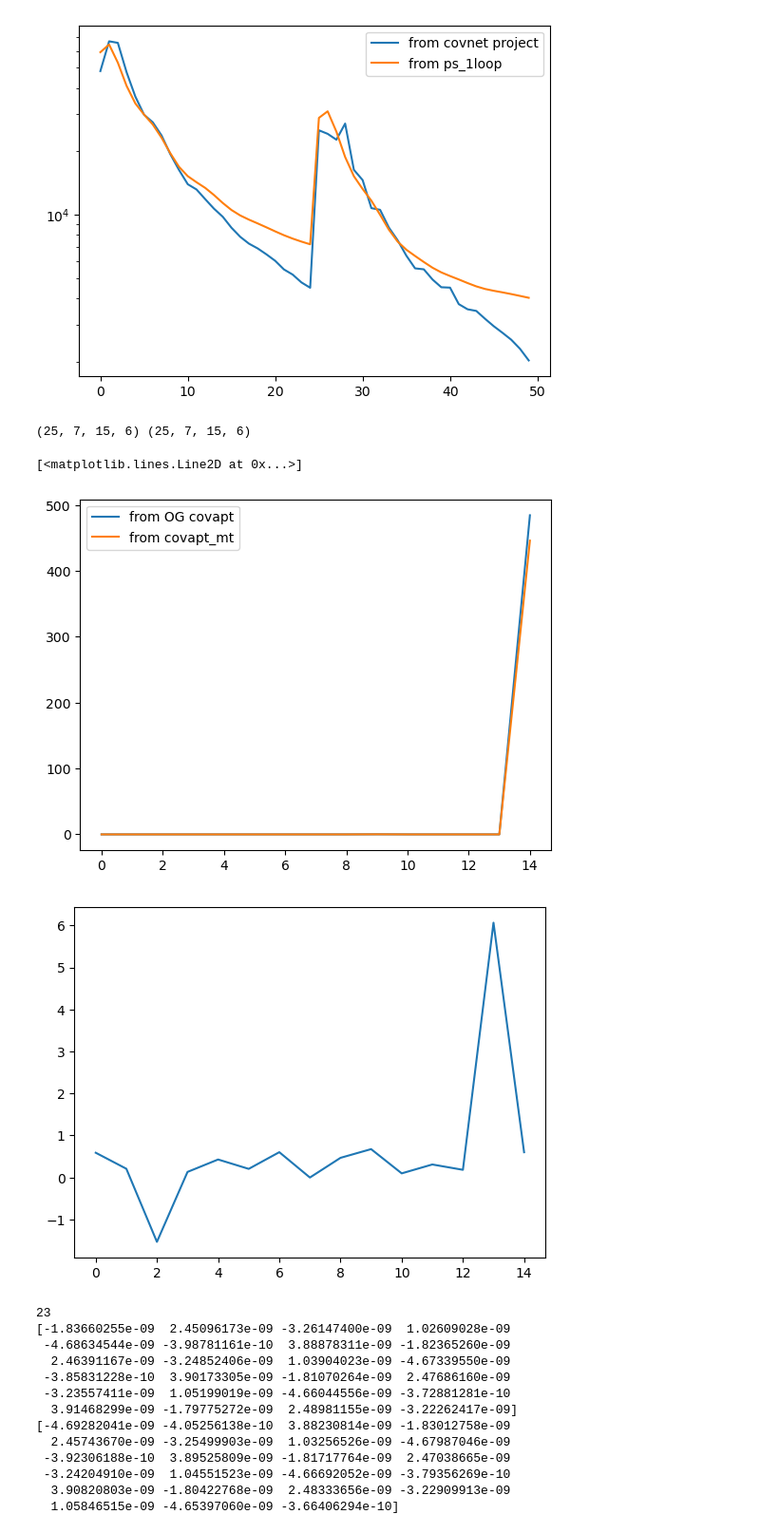
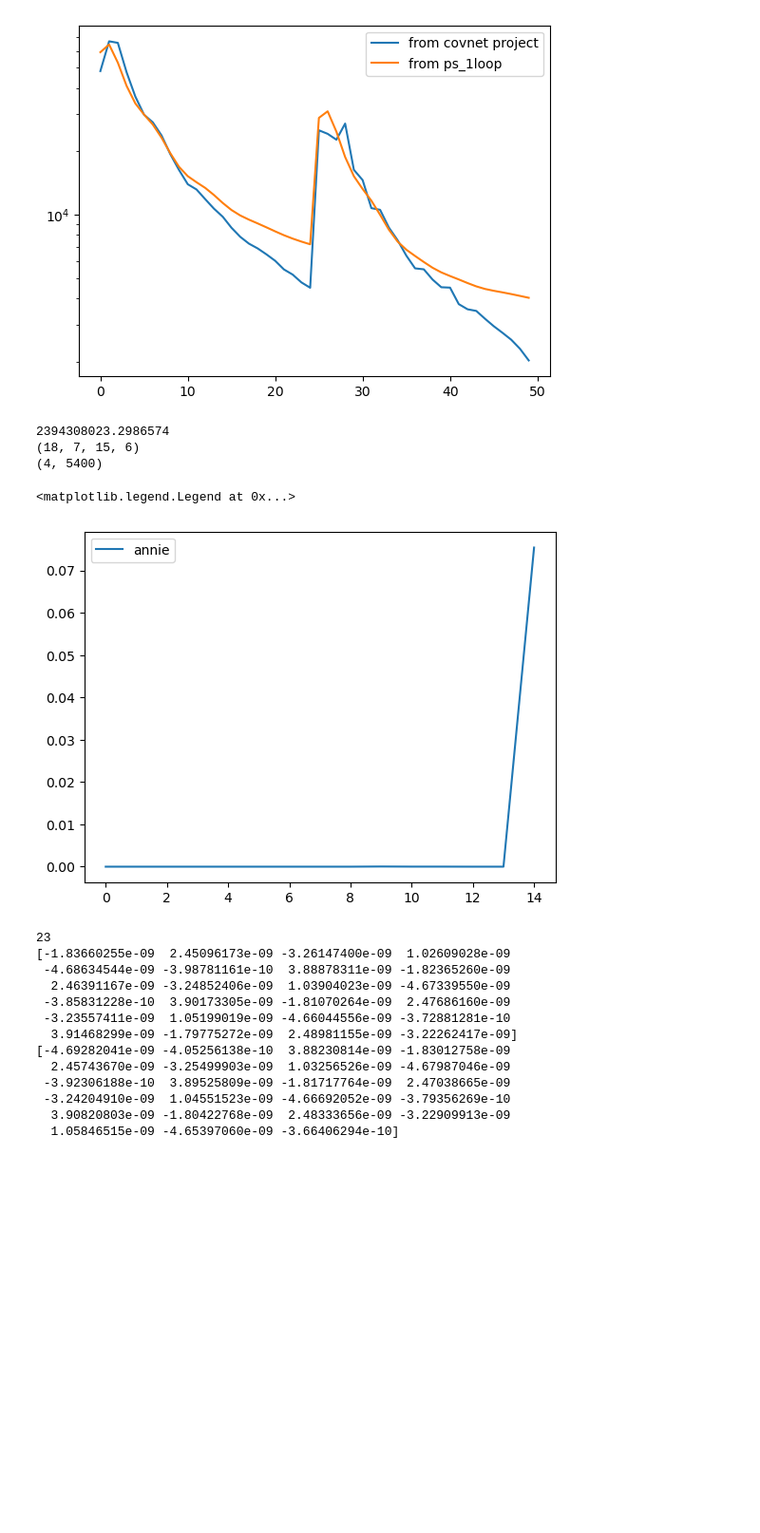
Before and after one commit to jadamo/covapt_mt, a Jupyter notebook: test_mt_covapt.ipynb, the cells around one changed output. Shown at 95% size. Drawn from its saved outputs; the diff is of its cells as text; code cells hidden in the pictures; blank space fills up the shorter version.

```diff
--- a/test_mt_covapt.ipynb
+++ b/test_mt_covapt.ipynb
@@ -426,25 +478,34 @@ plt.yscale("log")
 (1, 1, 2, 25)
 [figure]
 # %%
-old_window = "/home/joeadamo/Documents/Research/CovaPT/Data/Wij_k25_HighZ_NGC.npy"
-new_window = "/home/joeadamo/Research/SPHEREx/covapt_mt/data/output_data/Wij_boss_0.npy"
+# old_window = "/home/joeadamo/Documents/Research/CovaPT/Data/Wij_k25_HighZ_NGC.npy"
+# new_window = "/home/joeadamo/Research/SPHEREx/covapt_mt/data/output_data/Wij_boss_0.npy"
+window_annie = "/Users/anniemoore/Documents/spherexVirtual/covariance_code/covapt_mt/data/output_data/impact_studies/Wij0.npy"
 
-Wij_covnet = np.load(old_window)
-Wij_new = np.load(new_window)
+# Wij_covnet = np.load(old_window)
+# Wij_new = np.load(new_window)
+Wij_annie = np.load(window_annie)
+print(np.amax(Wij_annie))
+print(Wij_annie.shape)
 
-print(Wij_covnet.shape, Wij_new.shape)
+print(np.array(np.where(Wij_annie!=0.)).shape)
+# print(np.where(Wij_annie!=0.)[0])
+# print(np.where(Wij_annie!=0.)[1])
 
-plt.plot(Wij_covnet[10, 4, :, 0], label="from OG covapt")
-plt.plot(Wij_new[10, 4, :, 0], label="from covapt_mt")
+# print(Wij_covnet.shape, Wij_new.shape)
+plt.plot(Wij_annie[10, 4, :, 0], label="annie")
+# plt.plot(Wij_covnet[10, 4, :, 0], label="from OG covapt")
+# plt.plot(Wij_new[10, 4, :, 0], label="from covapt_mt")
 plt.legend()
 
-plt.figure()
-plt.plot(Wij_new[10, 5, :, 0] / Wij_covnet[10, 5, :, 0])
+# plt.figure()
+# plt.plot(Wij_new[10, 5, :, 0] / Wij_covnet[10, 5, :, 0])
 # %% [output]
-(25, 7, 15, 6) (25, 7, 15, 6)
+2394308023.2986574
+(18, 7, 15, 6)
+(4, 5400)
-[<matplotlib.lines.Line2D at 0x...>]
+<matplotlib.legend.Legend at 0x...>
-[figure, old version]
+[figure, new version]
-[figure, removed]
 # %%
 L = 4000 # NOTE: in Mpc/h
 m = 7    # NOTE: integer number of points per bin
```
Also changed, not shown: parts of 5 cells of this notebook, 5 other files.
